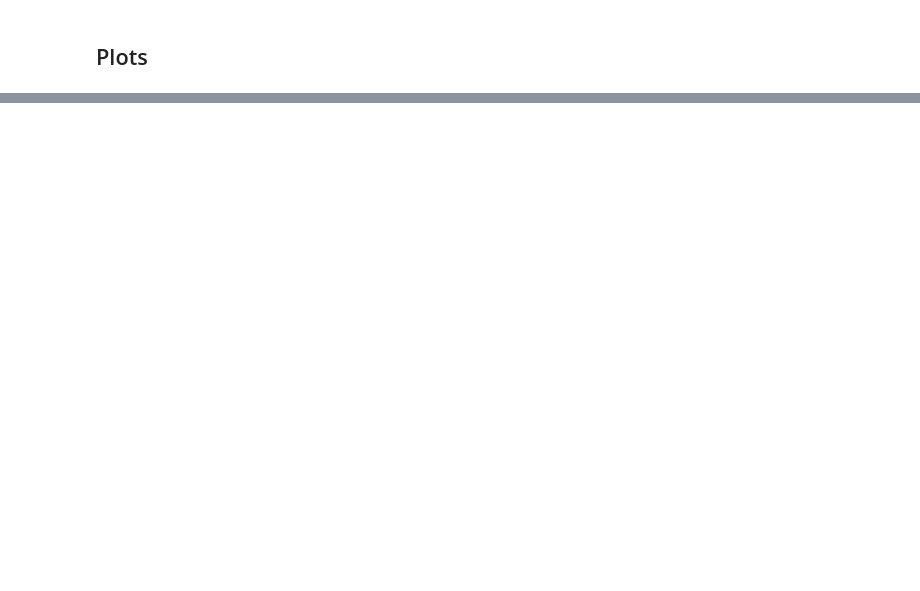
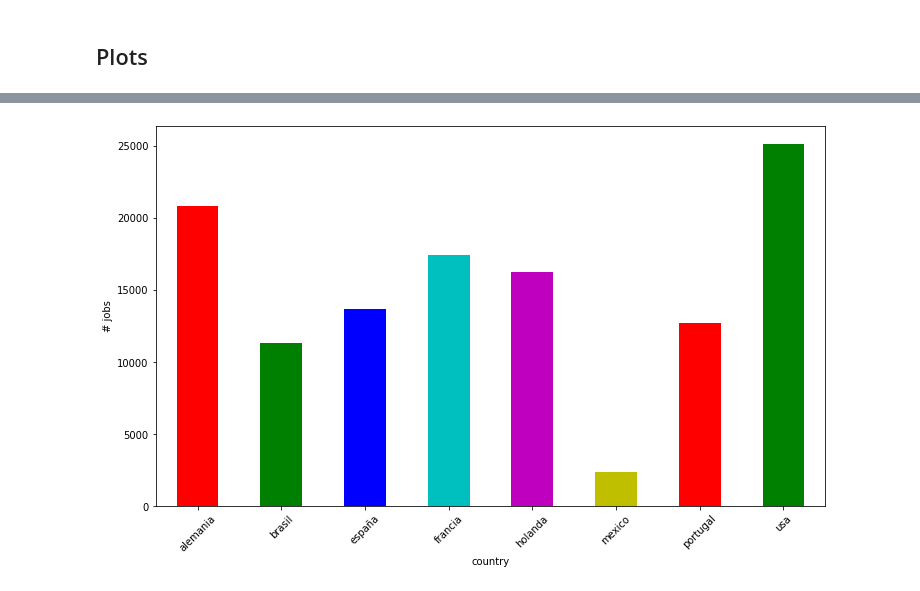
Before and after one commit to Ironhack-Data-Madrid-Enero-2021/Classroom-Materials, a Jupyter notebook: week_11/w11_d5 - ETL 5 (linkedin).ipynb, the cells around one changed output, grey strips where cells are left out. Saved outputs shown, nothing was run; the diff lists cells and outputs as text; code cells hidden in the pictures; blank space fills up the shorter version.

```diff
--- a/week_11/w11_d5 - ETL 5 (linkedin).ipynb
+++ b/week_11/w11_d5 - ETL 5 (linkedin).ipynb
@@ -28,0 +145,22 @@ for c in countries:
+# %%
+Base=declarative_base()
+
+class Jobs(Base):
+    __tablename__='jobs'
+    __table_args__={'schema': SCHEMA}
+
+    id=Column(Integer(), primary_key=True, autoincrement=True)
+    title=Column(Text())
+    country=Column(Text())
+    location=Column(Text())
+    company=Column(Text())
+    date=Column(DateTime)
+    description=Column(Text())
+    company_link=Column(Text())
+    experience=Column(Integer())
+    keywords=Column(Text())
+# %%
+sql=ToSQL(str_conn, SCHEMA, Jobs)
+
+sql.borra_tablas()
+sql.crea_tablas()
@@ -28,0 +177,6 @@ for c in countries:
+# %%
+df_jobs=sql.show_df()
+
+df_jobs.to_csv('../datasets/jobs.csv', index=False)
+
+df_jobs.head()
@@ -36,0 +333,12 @@ Salary().get_country('es')
+# %%
+def by_country(df):
+    fig, ax=plt.subplots(figsize=(12,7))
+    display(df.head())
+    df.groupby('country').count()['title'].plot(kind='bar',
+                                                color=['r','g','b','c','m','y'])
+    plt.xticks(rotation=45)
+    plt.ylabel('# jobs')
+    plt.show();
+# %%
+by_country(df_jobs)
+# %% [output]
@@ -36,0 +351 @@ Salary().get_country('es')
+[figure, added]
```
Also changed, not shown: parts of 17 cells of this notebook, 1 other file.
